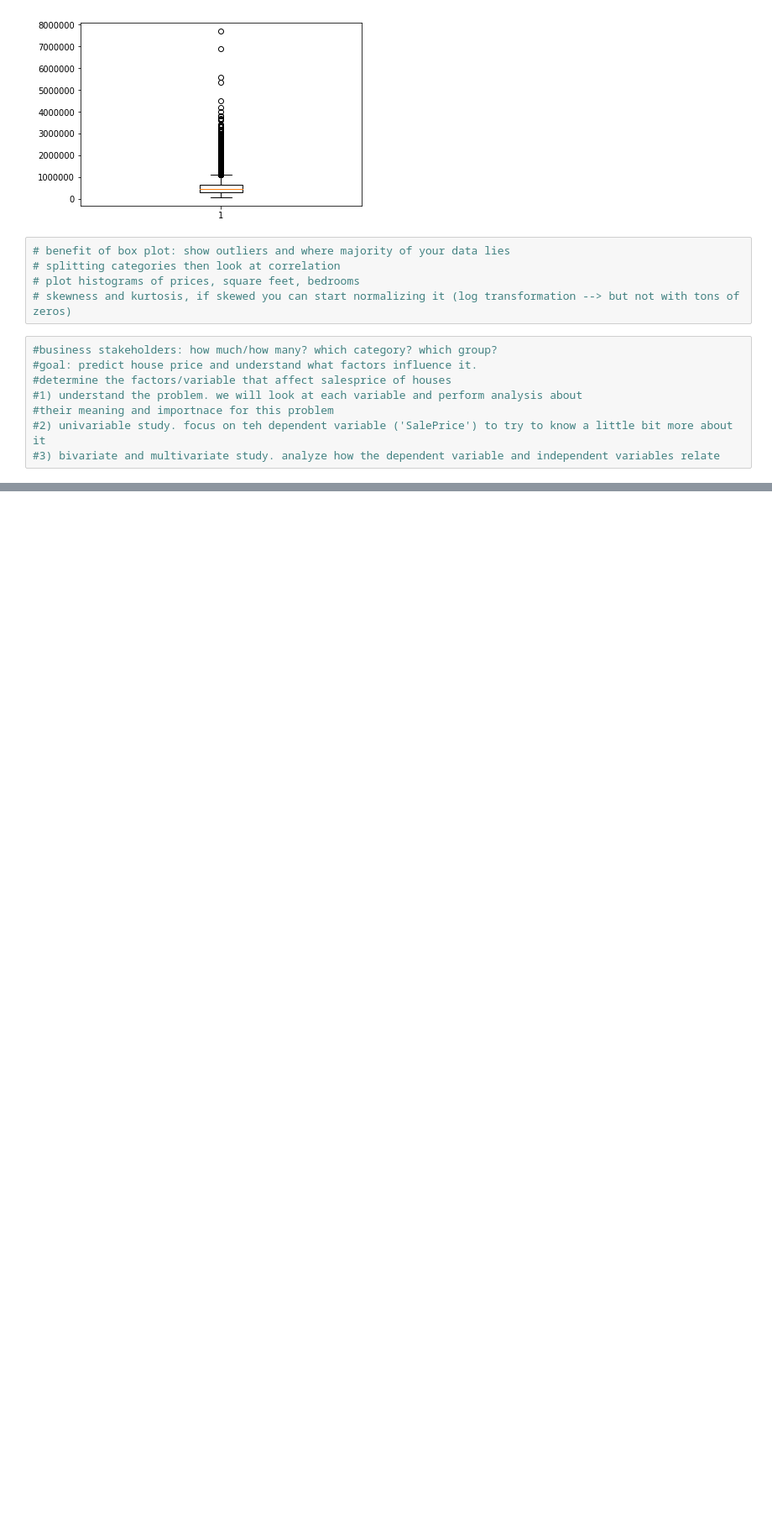
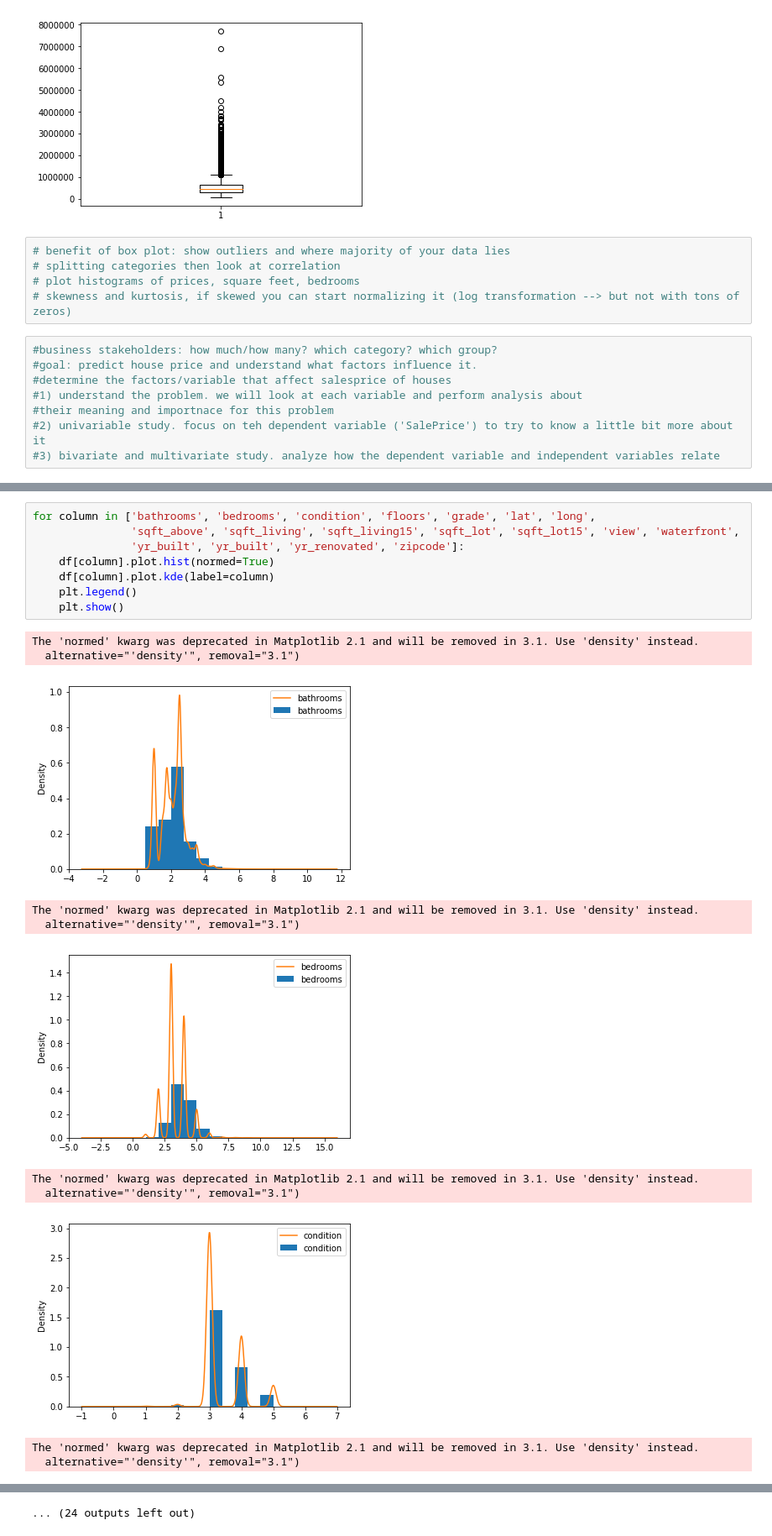
Before and after one commit to taramullin/dsc-1-final-project-online-ds-pt-041519, a Jupyter notebook: student.ipynb, the cells around one changed output, grey strips where cells are left out. Shown at 84% size. Cells and saved outputs as stored; diff of their text form; blank space fills up the shorter version.

```diff
--- a/student.ipynb
+++ b/student.ipynb
@@ -296,0 +332,20 @@ plt.show()
+# %%
+for column in ['bathrooms', 'bedrooms', 'condition', 'floors', 'grade', 'lat', 'long',
+               'sqft_above', 'sqft_living', 'sqft_living15', 'sqft_lot', 'sqft_lot15', 'view', 'waterfront',
+               'yr_built', 'yr_built', 'yr_renovated', 'zipcode']:
+    df[column].plot.hist(normed=True)
+    df[column].plot.kde(label=column)
+    plt.legend()
+    plt.show()
+# %% [output]
+The 'normed' kwarg was deprecated in Matplotlib 2.1 and will be removed in 3.1. Use 'density' instead.
+  alternative="'density'", removal="3.1")
+[figure, added]
+The 'normed' kwarg was deprecated in Matplotlib 2.1 and will be removed in 3.1. Use 'density' instead.
+  alternative="'density'", removal="3.1")
+[figure, added]
+The 'normed' kwarg was deprecated in Matplotlib 2.1 and will be removed in 3.1. Use 'density' instead.
+  alternative="'density'", removal="3.1")
+[figure, added]
+The 'normed' kwarg was deprecated in Matplotlib 2.1 and will be removed in 3.1. Use 'density' instead.
+  alternative="'density'", removal="3.1")
@@ -296,0 +359 @@ plt.show()
+... (24 outputs left out)
```
Also changed, not shown: parts of 13 cells of this notebook.
